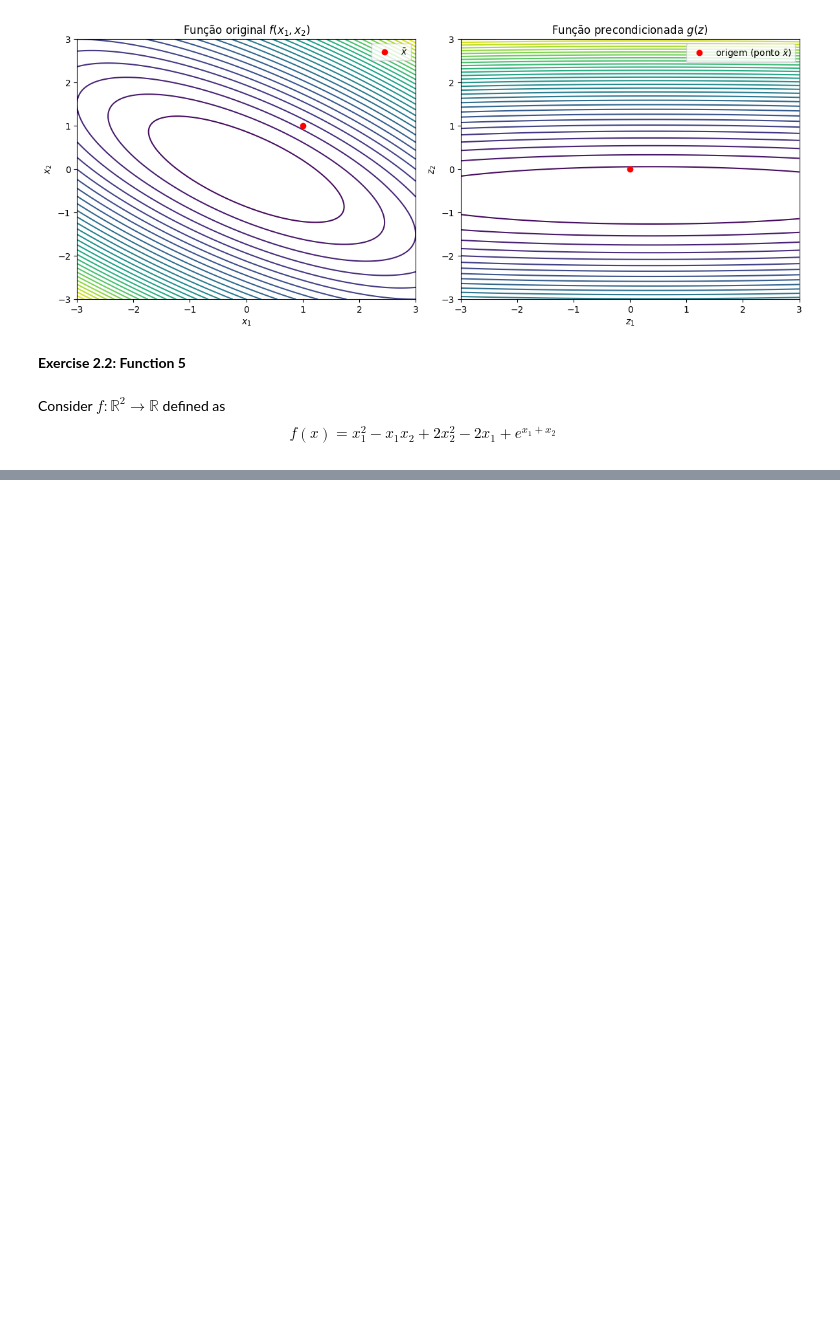
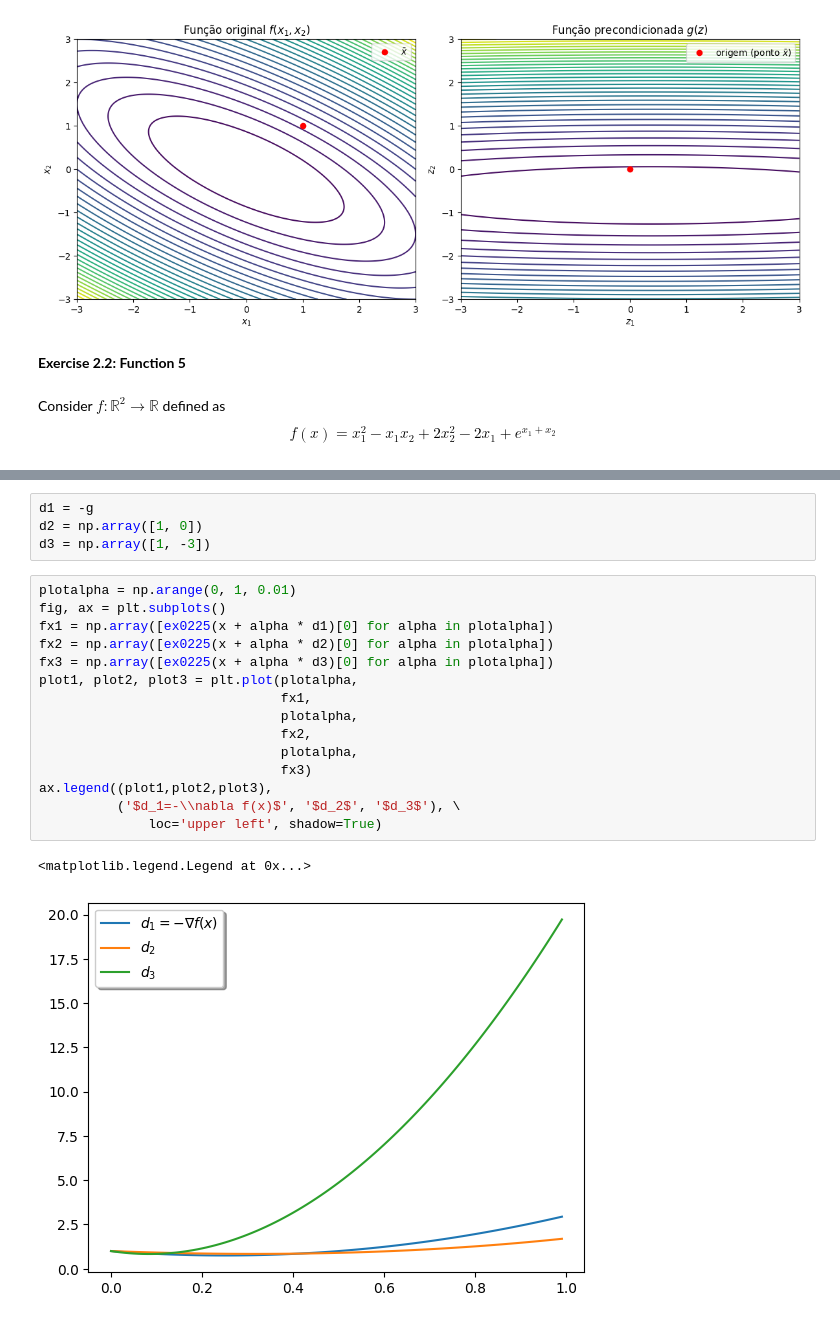
Before and after one commit to alexandreproeng/Optimization, a Jupyter notebook: notebooks/Atividade1_Alexandre_Costa.ipynb, the cells around one changed output, grey strips where cells are left out. Saved outputs shown, nothing was run; the diff lists cells and outputs as text; blank space fills up the shorter version.

```diff
--- a/notebooks/Atividade1_Alexandre_Costa.ipynb
+++ b/notebooks/Atividade1_Alexandre_Costa.ipynb
@@ -206,0 +256,22 @@ The gradient is \\[ \nabla f(x) = \left(\begin{array}{c}2 x_1 - x_2 - 2 + exp^{(
+# %%
+d1 = -g
+d2 = np.array([1, 0])
+d3 = np.array([1, -3])
+# %%
+plotalpha = np.arange(0, 1, 0.01)
+fig, ax = plt.subplots()
+fx1 = np.array([ex0225(x + alpha * d1)[0] for alpha in plotalpha])
+fx2 = np.array([ex0225(x + alpha * d2)[0] for alpha in plotalpha])
+fx3 = np.array([ex0225(x + alpha * d3)[0] for alpha in plotalpha])
+plot1, plot2, plot3 = plt.plot(plotalpha,
+                               fx1,
+                               plotalpha,
+                               fx2,
+                               plotalpha,
+                               fx3)
+ax.legend((plot1,plot2,plot3),
+          ('$d_1=-\\nabla f(x)$', '$d_2$', '$d_3$'), \
+              loc='upper left', shadow=True)
+# %% [output]
+<matplotlib.legend.Legend at 0x...>
+[figure, added]
```
Also changed, not shown: parts of 19 cells of this notebook, 3 other files.
